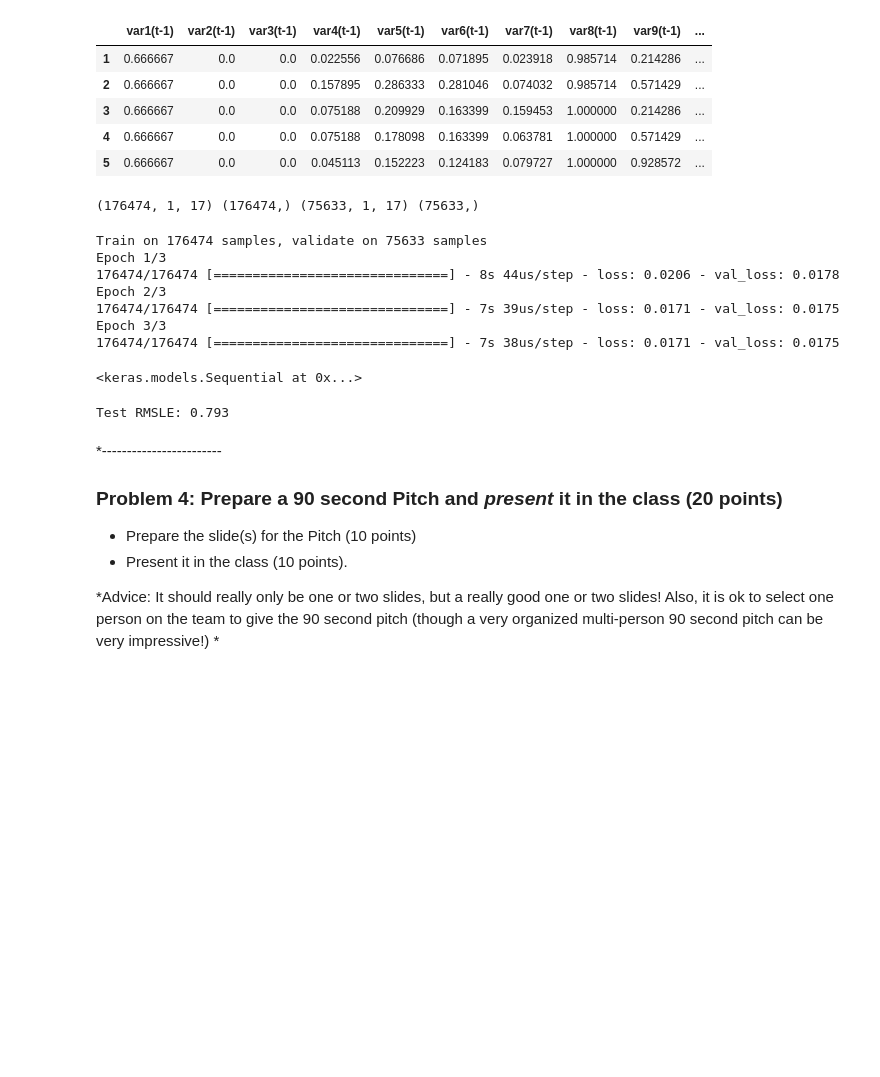
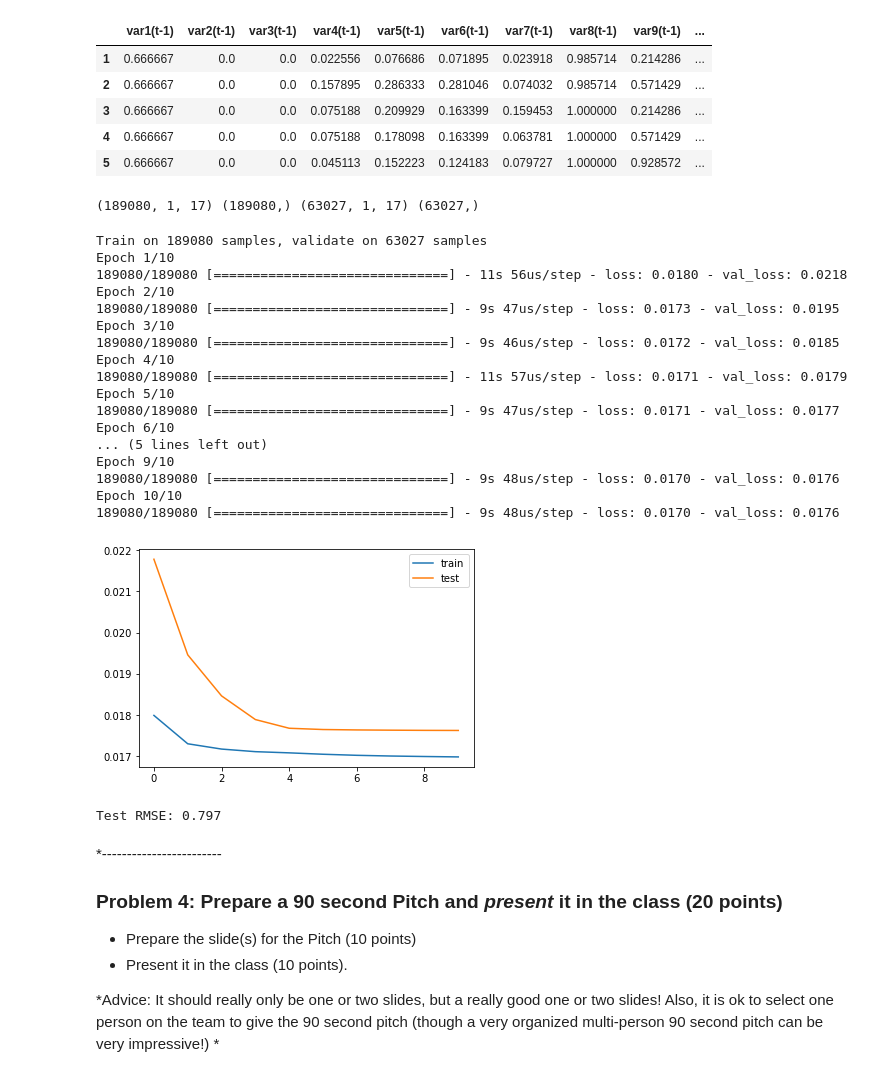
Before and after one commit to tianhaopx/Case-Study-of-Data-Science, a Jupyter notebook: CaseStudy4/CaseStudy4.ipynb, the cells around one changed output. Saved outputs shown, nothing was run; the diff lists cells and outputs as text; code cells hidden in the pictures; blank space fills up the shorter version.

```diff
--- a/CaseStudy4/CaseStudy4.ipynb
+++ b/CaseStudy4/CaseStudy4.ipynb
@@ -166,7 +168,6 @@ data = {
     'ar': pd.read_csv('data/air_reserve.csv'),
     'hr': pd.read_csv('data/hpg_reserve.csv'),
     'id': pd.read_csv('data/store_id_relation.csv'),
-    'tes': pd.read_csv('data/sample_submission.csv'),
     'hol': pd.read_csv('data/date_info.csv').rename(columns={'calendar_date':'visit_date'})
     }
 
@@ -185,12 +186,4 @@ data['tra']['dow'] = data['tra']['visit_date'].dt.dayofweek
 data['tra']['year'] = data['tra']['visit_date'].dt.year
 data['tra']['month'] = data['tra']['visit_date'].dt.month
 data['tra']['visit_date'] = data['tra']['visit_date'].dt.date
-
-data['tes']['visit_date'] = data['tes']['id'].map(lambda x: str(x).split('_')[2])
-data['tes']['air_store_id'] = data['tes']['id'].map(lambda x: '_'.join(x.split('_')[:2]))
-data['tes']['visit_date'] = pd.to_datetime(data['tes']['visit_date'])
-data['tes']['dow'] = data['tes']['visit_date'].dt.dayofweek
-data['tes']['year'] = data['tes']['visit_date'].dt.year
-data['tes']['month'] = data['tes']['visit_date'].dt.month
-data['tes']['visit_date'] = data['tes']['visit_date'].dt.date
 # %%
@@ -221,10 +212,7 @@ test = pd.merge(data['tes'], data['hol'], how='left', on=['visit_date'])
 # %%
 train = pd.merge(data['tra'], stores, how='left', on=['air_store_id','dow'])
-test = pd.merge(data['tes'], stores, how='left', on=['air_store_id','dow'])
 
 for df in ['ar','hr']:
     train = pd.merge(train, data[df], how='left', on=['air_store_id','visit_date'])
-    test = pd.merge(test, data[df], how='left', on=['air_store_id','visit_date'])
 
 train = train.fillna(-1)
-test = test.fillna(-1)
@@ -288,7 +273,7 @@ reframed.head()
 | 5 | 0.666667 | 0.0 | 0.0 | 0.045113 | 0.152223 | 0.124183 | 0.079727 | 1.000000 | 0.928572 | ... |
 # %%
 values = reframed.values
-n_train_days = int(len(values) * 0.7)
+n_train_days = int(len(values) * 0.75)
 train = values[:n_train_days, :]
 test = values[n_train_days:, :]
 # Split into input and outputs
@@ -299,24 +284,37 @@ train_X = train_X.reshape((train_X.shape[0], 1, train_X.shape[1]))
 test_X = test_X.reshape((test_X.shape[0], 1, test_X.shape[1]))
 print(train_X.shape, train_y.shape, test_X.shape, test_y.shape)
 # %% [output]
-(176474, 1, 17) (176474,) (75633, 1, 17) (75633,)
+(189080, 1, 17) (189080,) (63027, 1, 17) (63027,)
 # %%
-# multi_model = Sequential()
-# multi_model.add(LSTM(4, input_shape=(train_X.shape[1], train_X.shape[2])))
-# multi_model.add(Dense(1))
-# multi_model.compile(loss='mse', optimizer='adam')
-# multi_history = multi_model.fit(train_X, train_y, epochs=3,
-#                                 batch_size=100, validation_data=(test_X, test_y),
-#                                 verbose=1, shuffle=False)
-trained_model = Sequential()
-train_model(trained_model, train_X, train_y, test_X, test_y)
+multi_model = Sequential()
+multi_model.add(LSTM(64, input_shape=(train_X.shape[1], train_X.shape[2])))
+multi_model.add(Dense(1))
+multi_model.compile(loss='mse', optimizer='adam')
+multi_history = multi_model.fit(train_X, train_y, epochs=10,
+                                batch_size=100, validation_data=(test_X, test_y),
+                                verbose=1, shuffle=False)
+# plot history
+pyplot.plot(multi_history.history['loss'], label='train')
+pyplot.plot(multi_history.history['val_loss'], label='test')
+pyplot.legend()
+pyplot.show()
 # %% [output]
-Train on 176474 samples, validate on 75633 samples
-Epoch 1/3
-176474/176474 [==============================] - 8s 44us/step - loss: 0.0206 - val_loss: 0.0178
-Epoch 2/3
-176474/176474 [==============================] - 7s 39us/step - loss: 0.0171 - val_loss: 0.0175
-Epoch 3/3
-176474/176474 [==============================] - 7s 38us/step - loss: 0.0171 - val_loss: 0.0175
+Train on 189080 samples, validate on 63027 samples
+Epoch 1/10
+189080/189080 [==============================] - 11s 56us/step - loss: 0.0180 - val_loss: 0.0218
+Epoch 2/10
+189080/189080 [==============================] - 9s 47us/step - loss: 0.0173 - val_loss: 0.0195
+Epoch 3/10
+189080/189080 [==============================] - 9s 46us/step - loss: 0.0172 - val_loss: 0.0185
+Epoch 4/10
+189080/189080 [==============================] - 11s 57us/step - loss: 0.0171 - val_loss: 0.0179
+Epoch 5/10
+189080/189080 [==============================] - 9s 47us/step - loss: 0.0171 - val_loss: 0.0177
+Epoch 6/10
+... (5 lines left out)
+Epoch 9/10
+189080/189080 [==============================] - 9s 48us/step - loss: 0.0170 - val_loss: 0.0176
+Epoch 10/10
+189080/189080 [==============================] - 9s 48us/step - loss: 0.0170 - val_loss: 0.0176
-<keras.models.Sequential at 0x...>
+[figure, added]
 # %%
@@ -333,10 +331,10 @@ inv_y = np.concatenate((test_y, test_X[:, 1:]), axis=1)
 inv_y = scaler.inverse_transform(inv_y)
 inv_y = inv_y[:,0]
 # %%
-rmsle = RMSLE(inv_y, inv_yhat)
-print('Test RMSLE: %.3f' % rmsle)
+rmse = RMSE(inv_y, inv_yhat)
+print('Test RMSE: %.3f' % rmse)
 # %% [output]
-Test RMSLE: 0.793
+Test RMSE: 0.797
 # %% [markdown]
 *------------------------
 
```
Also changed, not shown: parts of 7 cells of this notebook.
